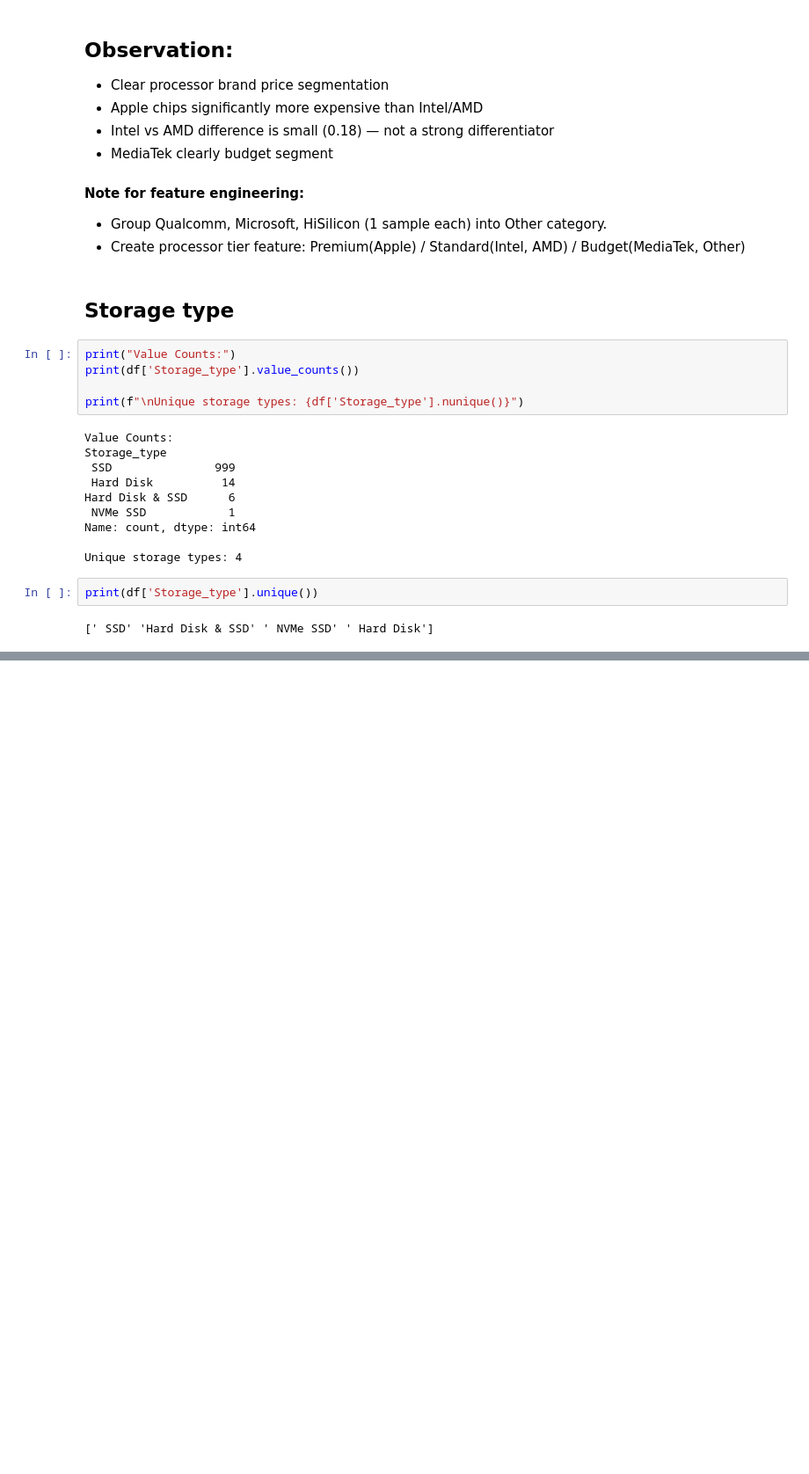
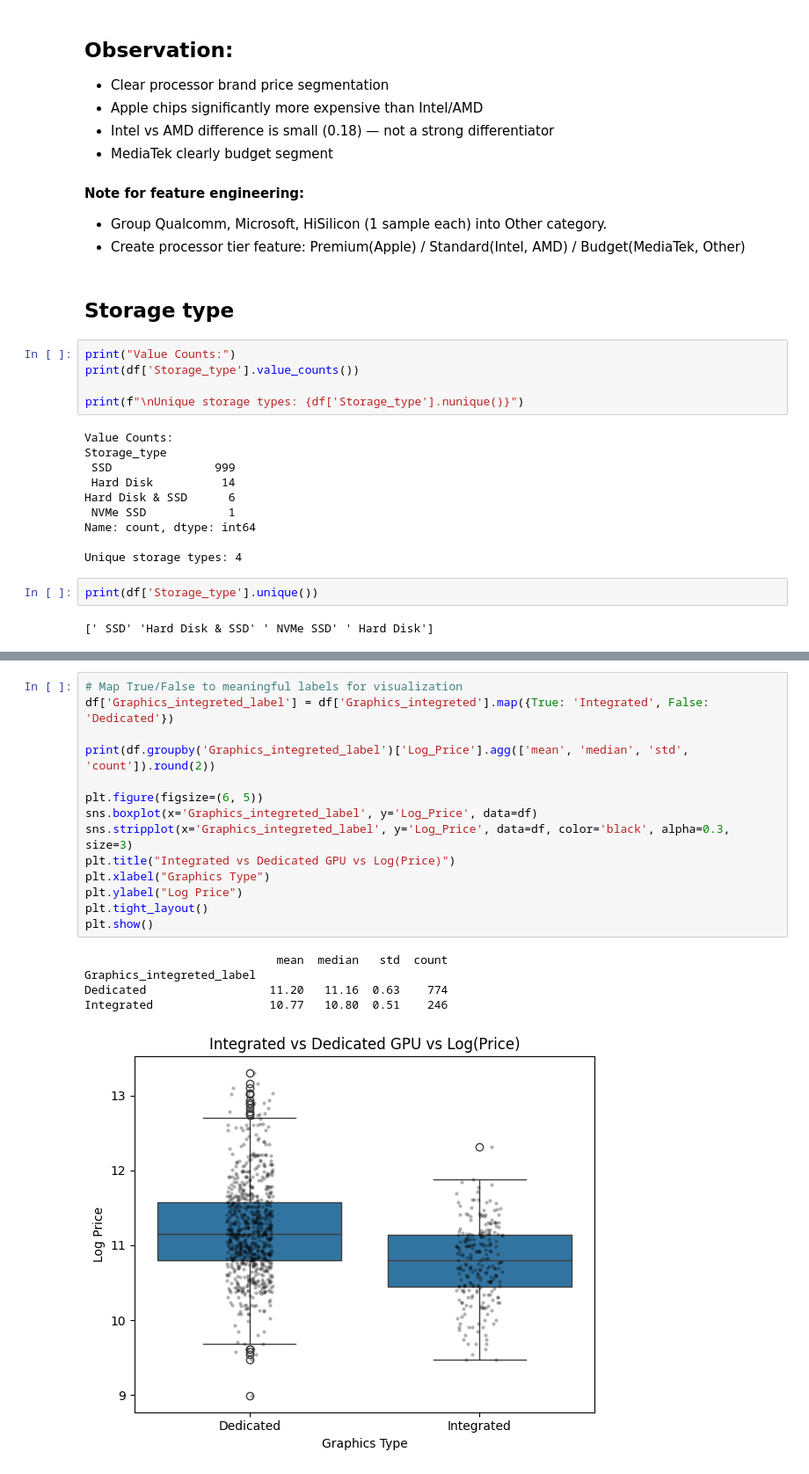
Before and after one commit to ManjushaMotamarry/Machine-Learning-Based-Price-Fairness-Analysis-for-Laptop-E-Commerce, a Jupyter notebook: notebooks/EDA.ipynb, the cells around one changed output, grey strips where cells are left out. Shown at 88% size. Saved outputs shown, nothing was run; the diff lists cells and outputs as text; blank space fills up the shorter version.

```diff
--- a/notebooks/EDA.ipynb
+++ b/notebooks/EDA.ipynb
@@ -755,0 +951,20 @@ print(df['Storage_type'].unique())
+# %%
+# Map True/False to meaningful labels for visualization
+df['Graphics_integreted_label'] = df['Graphics_integreted'].map({True: 'Integrated', False: 'Dedicated'})
+
+print(df.groupby('Graphics_integreted_label')['Log_Price'].agg(['mean', 'median', 'std', 'count']).round(2))
+
+plt.figure(figsize=(6, 5))
+sns.boxplot(x='Graphics_integreted_label', y='Log_Price', data=df)
+sns.stripplot(x='Graphics_integreted_label', y='Log_Price', data=df, color='black', alpha=0.3, size=3)
+plt.title("Integrated vs Dedicated GPU vs Log(Price)")
+plt.xlabel("Graphics Type")
+plt.ylabel("Log Price")
+plt.tight_layout()
+plt.show()
+# %% [output]
+                            mean  median   std  count
+Graphics_integreted_label
+Dedicated                  11.20   11.16  0.63    774
+Integrated                 10.77   10.80  0.51    246
+[figure, added]
```
Also changed, not shown: parts of 40 cells of this notebook, 1 other file.
